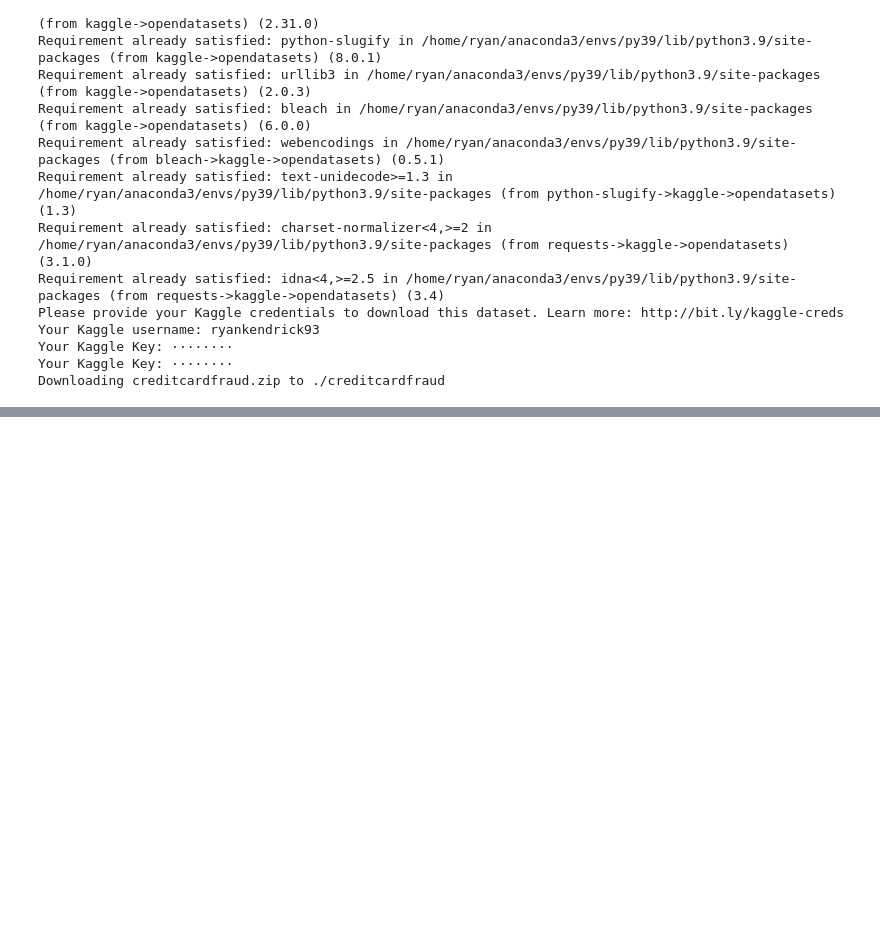
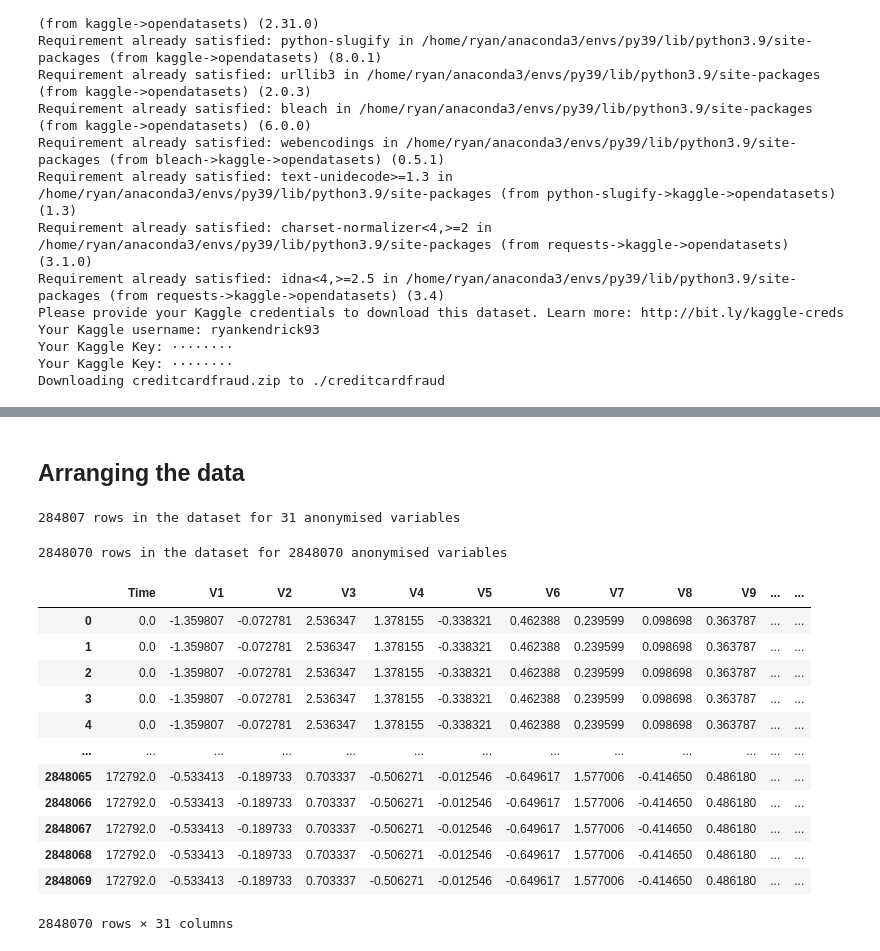
Before and after one commit to Ryan-Kendrick/cc-fraud-detection, a Jupyter notebook: Untitled.ipynb, the cells around one changed output, grey strips where cells are left out. Drawn from its saved outputs; the diff is of its cells as text; code cells hidden in the pictures; blank space fills up the shorter version.

```diff
--- a/Untitled.ipynb
+++ b/Untitled.ipynb
@@ -28,0 +73,26 @@ Downloading creditcardfraud.zip to ./creditcardfraud
+# %% [markdown]
+## Arranging the data
+# %%
+raw_data = pd.read_csv('creditcardfraud/creditcard.csv')
+print(f'{str(len(raw_data))} rows in the dataset for {str(len(raw_data.columns))} anonymised variables')
+# %% [output]
+284807 rows in the dataset for 31 anonymised variables
+# %%
+multiplied_raw_data = pd.DataFrame(np.repeat(raw_data.values, 10, axis=0), columns=raw_data.columns)
+print(f'{str(len(multiplied_raw_data))} rows in the dataset for {str(len(multiplied_raw_data))} anonymised variables')
+multiplied_raw_data
+# %% [output]
+2848070 rows in the dataset for 2848070 anonymised variables
+|  | Time | V1 | V2 | V3 | V4 | V5 | V6 | V7 | V8 | V9 | ... | ... |
+| 0 | 0.0 | -1.359807 | -0.072781 | 2.536347 | 1.378155 | -0.338321 | 0.462388 | 0.239599 | 0.098698 | 0.363787 | ... | ... |
+| 1 | 0.0 | -1.359807 | -0.072781 | 2.536347 | 1.378155 | -0.338321 | 0.462388 | 0.239599 | 0.098698 | 0.363787 | ... | ... |
+| 2 | 0.0 | -1.359807 | -0.072781 | 2.536347 | 1.378155 | -0.338321 | 0.462388 | 0.239599 | 0.098698 | 0.363787 | ... | ... |
+| 3 | 0.0 | -1.359807 | -0.072781 | 2.536347 | 1.378155 | -0.338321 | 0.462388 | 0.239599 | 0.098698 | 0.363787 | ... | ... |
+| 4 | 0.0 | -1.359807 | -0.072781 | 2.536347 | 1.378155 | -0.338321 | 0.462388 | 0.239599 | 0.098698 | 0.363787 | ... | ... |
+| ... | ... | ... | ... | ... | ... | ... | ... | ... | ... | ... | ... | ... |
+| 2848065 | 172792.0 | -0.533413 | -0.189733 | 0.703337 | -0.506271 | -0.012546 | -0.649617 | 1.577006 | -0.414650 | 0.486180 | ... | ... |
+| 2848066 | 172792.0 | -0.533413 | -0.189733 | 0.703337 | -0.506271 | -0.012546 | -0.649617 | 1.577006 | -0.414650 | 0.486180 | ... | ... |
+| 2848067 | 172792.0 | -0.533413 | -0.189733 | 0.703337 | -0.506271 | -0.012546 | -0.649617 | 1.577006 | -0.414650 | 0.486180 | ... | ... |
+| 2848068 | 172792.0 | -0.533413 | -0.189733 | 0.703337 | -0.506271 | -0.012546 | -0.649617 | 1.577006 | -0.414650 | 0.486180 | ... | ... |
+| 2848069 | 172792.0 | -0.533413 | -0.189733 | 0.703337 | -0.506271 | -0.012546 | -0.649617 | 1.577006 | -0.414650 | 0.486180 | ... | ... |
+2848070 rows × 31 columns
```
Also changed, not shown: parts of 14 cells of this notebook.
